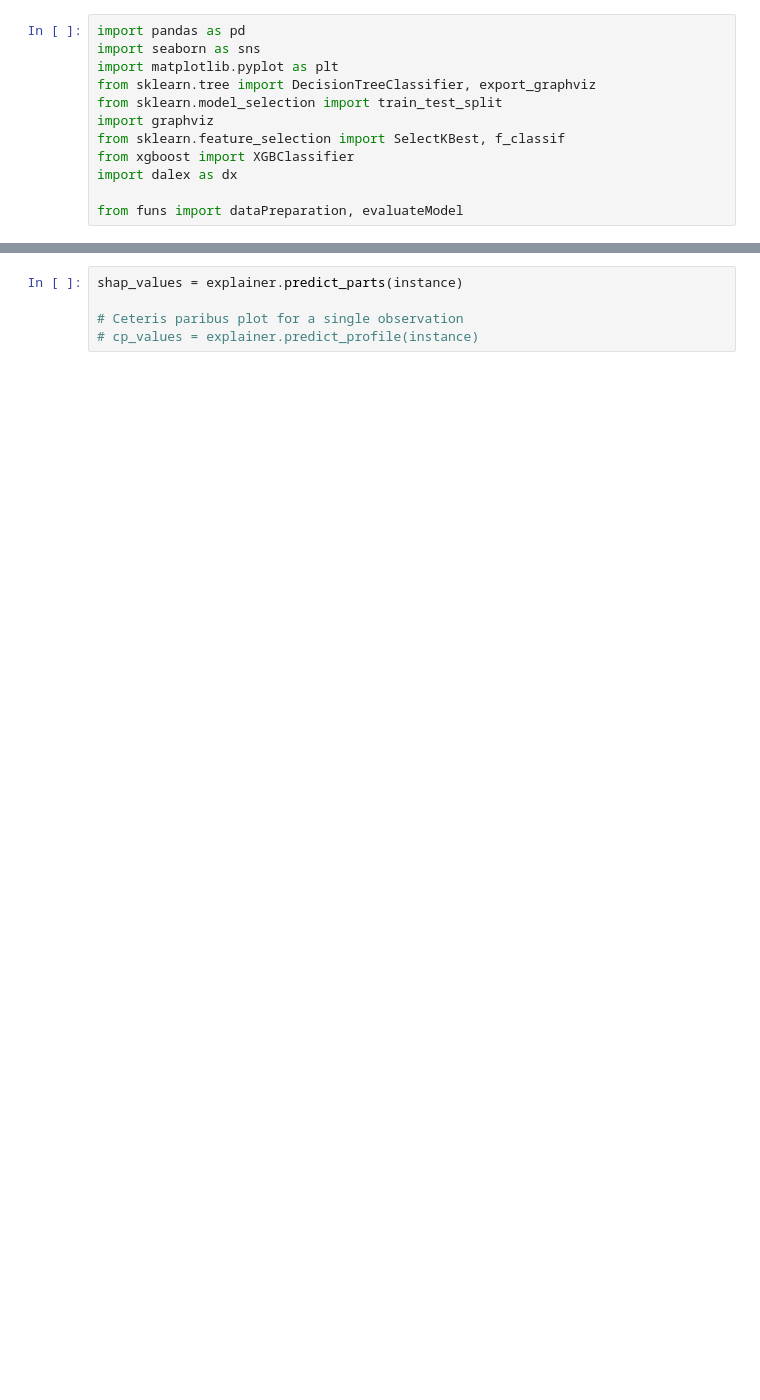
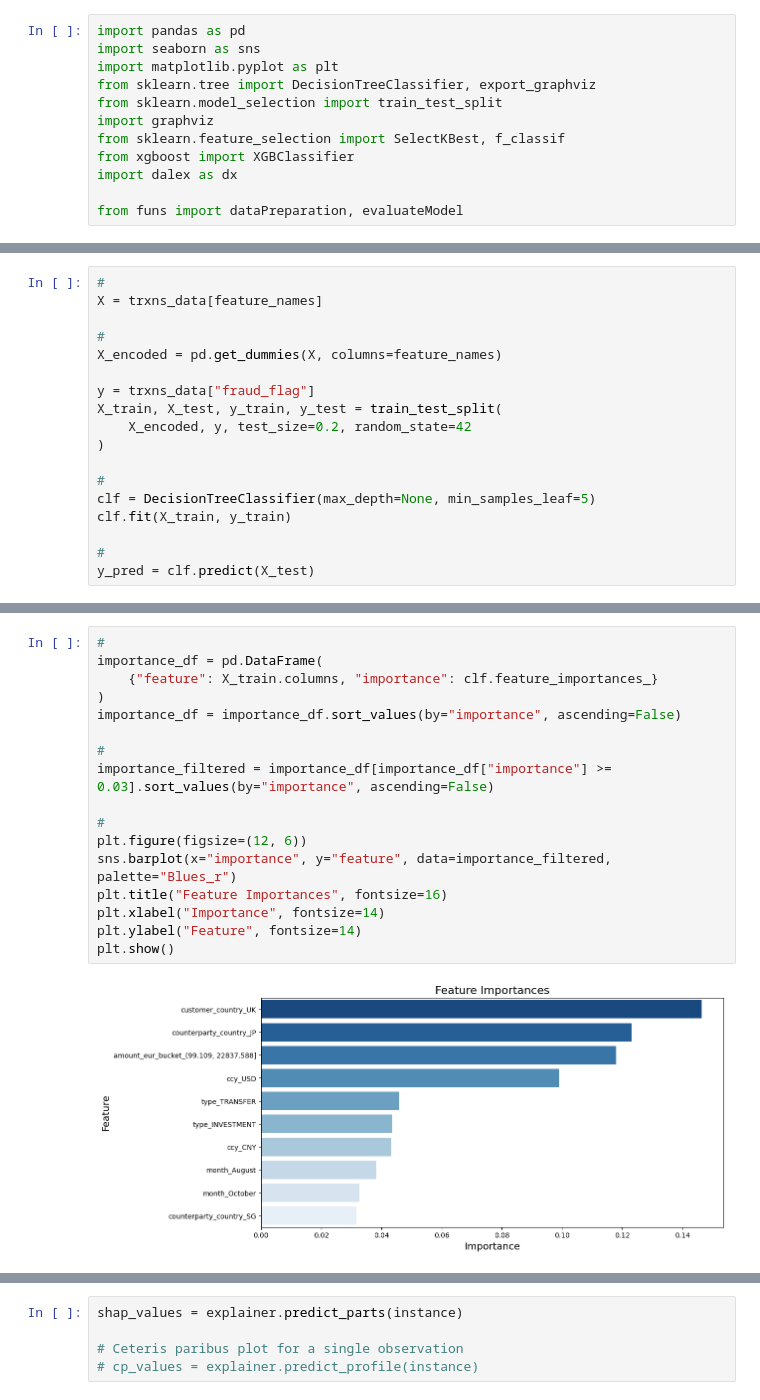
Before and after one commit to joint-hubs/Fraud-Detection, a Jupyter notebook: src/3. Tree Based Models.ipynb, the cells around one changed output, grey strips where cells are left out. Drawn from its saved outputs; the diff is of its cells as text; blank space fills up the shorter version.

```diff
--- a/src/3. Tree Based Models.ipynb
+++ b/src/3. Tree Based Models.ipynb
@@ -339,0 +43,18 @@ Name: 2751, Length: 87, dtype: uint8
+# %%
+#
+X = trxns_data[feature_names]
+
+#
+X_encoded = pd.get_dummies(X, columns=feature_names)
+
+y = trxns_data["fraud_flag"]
+X_train, X_test, y_train, y_test = train_test_split(
+    X_encoded, y, test_size=0.2, random_state=42
+)
+
+#
+clf = DecisionTreeClassifier(max_depth=None, min_samples_leaf=5)
+clf.fit(X_train, y_train)
+
+#
+y_pred = clf.predict(X_test)
@@ -339,0 +84,19 @@ Name: 2751, Length: 87, dtype: uint8
+# %%
+#
+importance_df = pd.DataFrame(
+    {"feature": X_train.columns, "importance": clf.feature_importances_}
+)
+importance_df = importance_df.sort_values(by="importance", ascending=False)
+
+#
+importance_filtered = importance_df[importance_df["importance"] >= 0.03].sort_values(by="importance", ascending=False)
+
+#
+plt.figure(figsize=(12, 6))
+sns.barplot(x="importance", y="feature", data=importance_filtered, palette="Blues_r")
+plt.title("Feature Importances", fontsize=16)
+plt.xlabel("Importance", fontsize=14)
+plt.ylabel("Feature", fontsize=14)
+plt.show()
+# %% [output]
+[figure, added]
```
Also changed, not shown: parts of 59 cells of this notebook.
